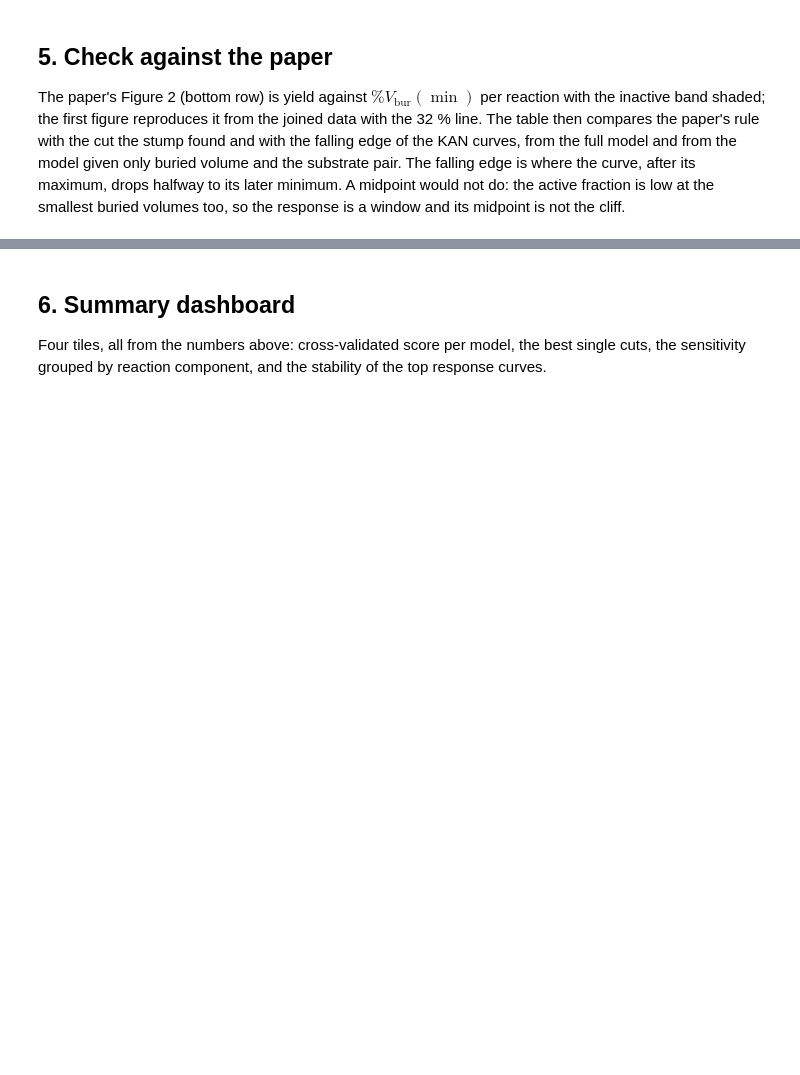
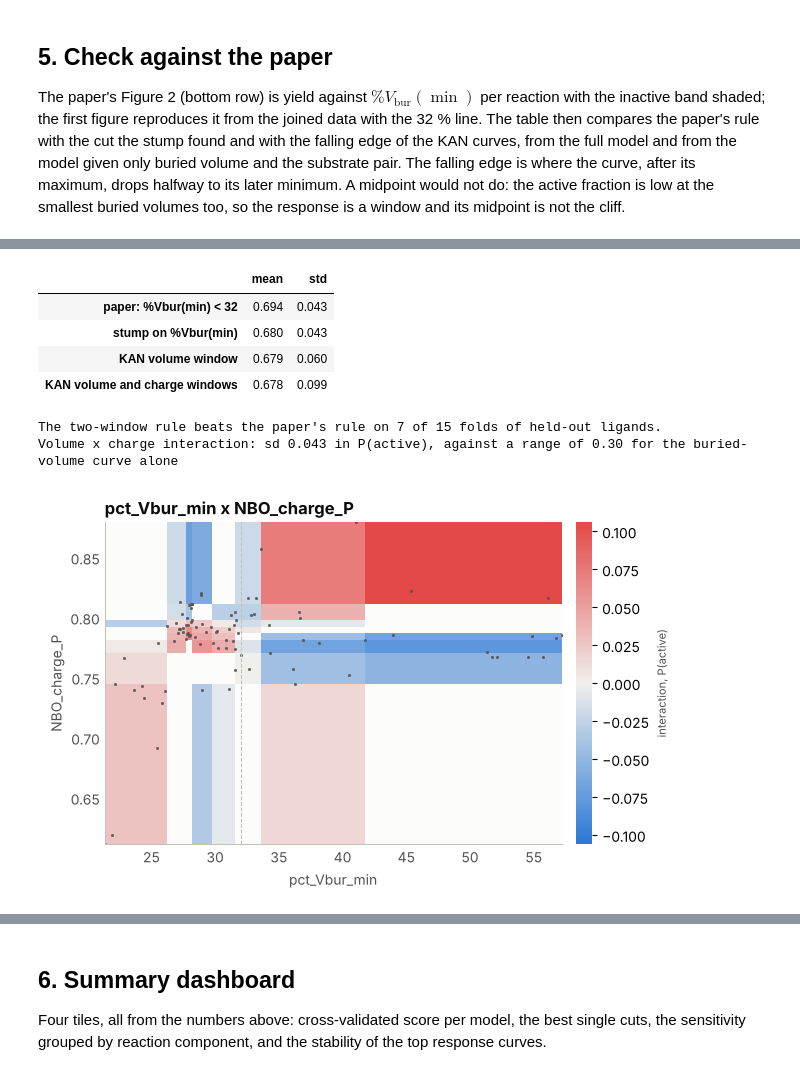
Before and after one commit to gabegomes/pycse, a Jupyter notebook: src/pycse/examples/KAN_Ligand_Reactivity_Cliff.ipynb, the cells around one changed output, grey strips where cells are left out. Cells and saved outputs as stored; diff of their text form; code cells hidden in the pictures; blank space fills up the shorter version.

```diff
--- a/src/pycse/examples/KAN_Ligand_Reactivity_Cliff.ipynb
+++ b/src/pycse/examples/KAN_Ligand_Reactivity_Cliff.ipynb
@@ -961 +1049,70 @@ Ligands above it: p-Miran2Phos, P(4-CO2H-Ph)2(4-CF3-Ph), m-Miran2Phos, P(3-CO2H-
+# %%
+# Is the second window a rule that works on new ligands? Learn both windows from the
+# KAN fitted on the training ligands, then score the rules on the held-out ligands.
+from sklearn.model_selection import StratifiedGroupKFold
+from sklearn.tree import DecisionTreeClassifier
+
+v_i, q_i = feature_names.index("pct_Vbur_min"), feature_names.index("NBO_charge_P")
+
+
+def balanced_acc_on(pred, yy):
+    pred = np.asarray(pred, dtype=bool)
+    return 0.5 * (pred[yy == 1].mean() + (~pred[yy == 0]).mean())
+
+
+def window(tr):
+    lo = tr["rise"] if tr["rise"] is not None else -np.inf
+    hi = tr["fall"] if tr["fall"] is not None else np.inf
+    return lo, hi
+
+
+rule_rows = []
+for r in range(CV_REPEATS):
+    splitter = StratifiedGroupKFold(n_splits=CV_SPLITS, shuffle=True, random_state=CV_SEED + r)
+    for tr, te in splitter.split(X, y, groups):
+        sc = StandardScaler().fit(X[tr])
+        m_fold = make_kan().fit(sc.transform(X[tr]), y[tr], maxiter=KAN_MAXITER)
+        ale_fold = accumulated_local_effects(
+            m_fold, X[tr], feature_names, ["pct_Vbur_min", "NBO_charge_P"], scaler=sc, task=TASK
+        )
+        lv, hv = window(transitions(ale_fold["pct_Vbur_min"].x_raw, ale_fold["pct_Vbur_min"].y))
+        lq, hq = window(transitions(ale_fold["NBO_charge_P"].x_raw, ale_fold["NBO_charge_P"].y))
+        stump_f = DecisionTreeClassifier(max_depth=1, class_weight="balanced").fit(X[tr][:, [v_i]], y[tr])
+        vt, qt, yt = X[te, v_i], X[te, q_i], y[te].astype(int)
+        in_v = (vt >= lv) & (vt <= hv)
+        rule_rows.append(
+            {
+                "paper: %Vbur(min) < 32": balanced_acc_on(vt < PAPER_CUT, yt),
+                "stump on %Vbur(min)": balanced_acc_on(stump_f.predict(X[te][:, [v_i]]) == 1, yt),
+                "KAN volume window": balanced_acc_on(in_v, yt),
+                "KAN volume and charge windows": balanced_acc_on(in_v & (qt >= lq) & (qt <= hq), yt),
+            }
+        )
+rules_new = pd.DataFrame(rule_rows)
+display(rules_new.agg(["mean", "std"]).T.round(3))
+better = (rules_new["KAN volume and charge windows"] > rules_new["paper: %Vbur(min) < 32"]).sum()
+print(f"The two-window rule beats the paper's rule on {better} of {len(rules_new)} folds of held-out ligands.")
+
+# The interaction itself: does the KAN's surface couple volume and charge?
+inter = accumulated_local_effects_2d(
+    kan, X, feature_names, ("pct_Vbur_min", "NBO_charge_P"), scaler=scaler, task=TASK, n_bins=8
+)
+print(
+    f"Volume x charge interaction: sd {inter.strength:.3f} in P(active), against a range of "
+    f"{np.ptp(effects['pct_Vbur_min'].y):.2f} for the buried-volume curve alone"
+)
+fig, ax = plt.subplots(figsize=(6.5, 4.2))
+plot_interaction(ax, inter, label="interaction, P(active)")
+ax.axvline(PAPER_CUT, color=BASELINE, linewidth=PX, linestyle="--")
+plt.tight_layout()
+plt.show()
+# %% [output]
+|  | mean | std |
+| paper: %Vbur(min) < 32 | 0.694 | 0.043 |
+| stump on %Vbur(min) | 0.680 | 0.043 |
+| KAN volume window | 0.679 | 0.060 |
+| KAN volume and charge windows | 0.678 | 0.099 |
+The two-window rule beats the paper's rule on 7 of 15 folds of held-out ligands.
+Volume x charge interaction: sd 0.043 in P(active), against a range of 0.30 for the buried-volume curve alone
+[figure, added]
 # %% [markdown]
```
Also changed, not shown: parts of 17 cells of this notebook.
